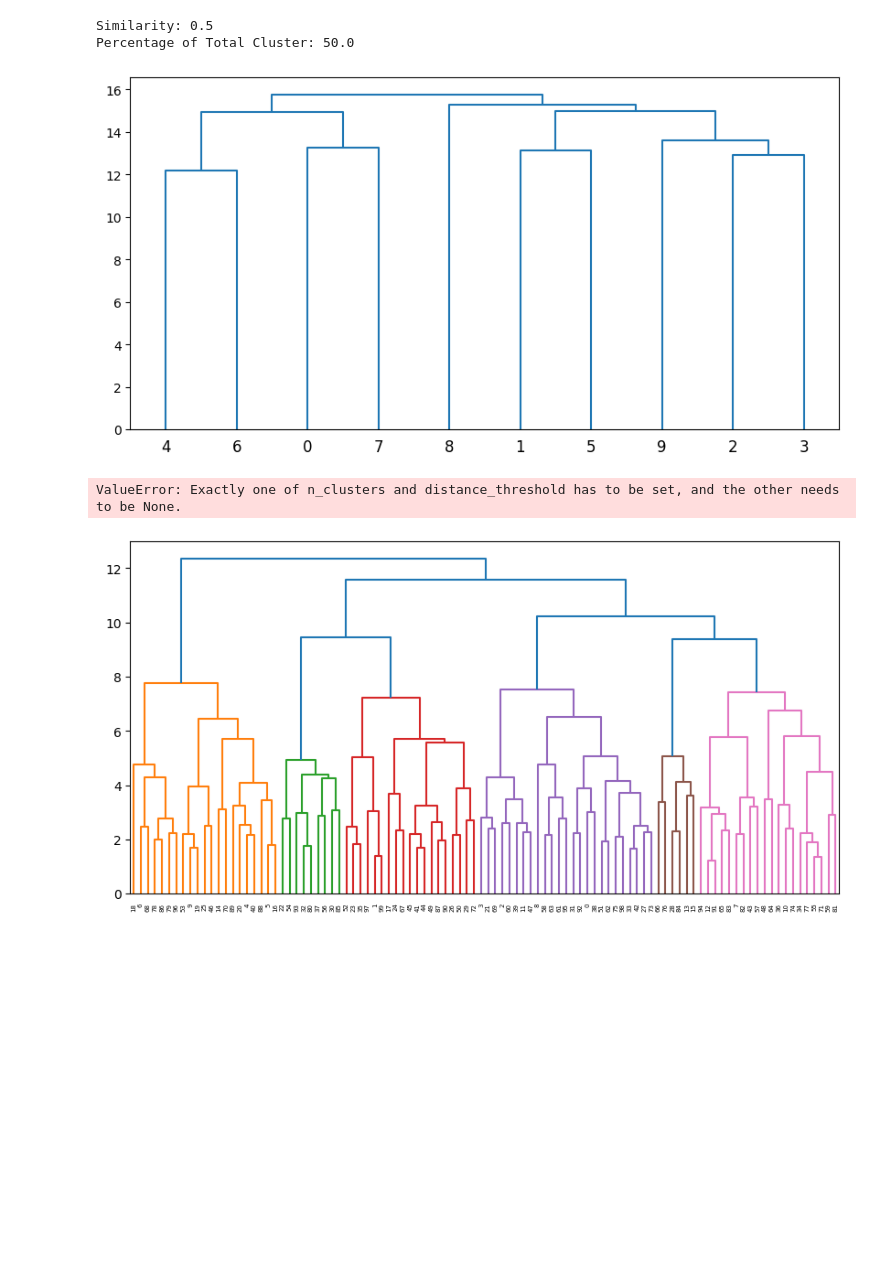
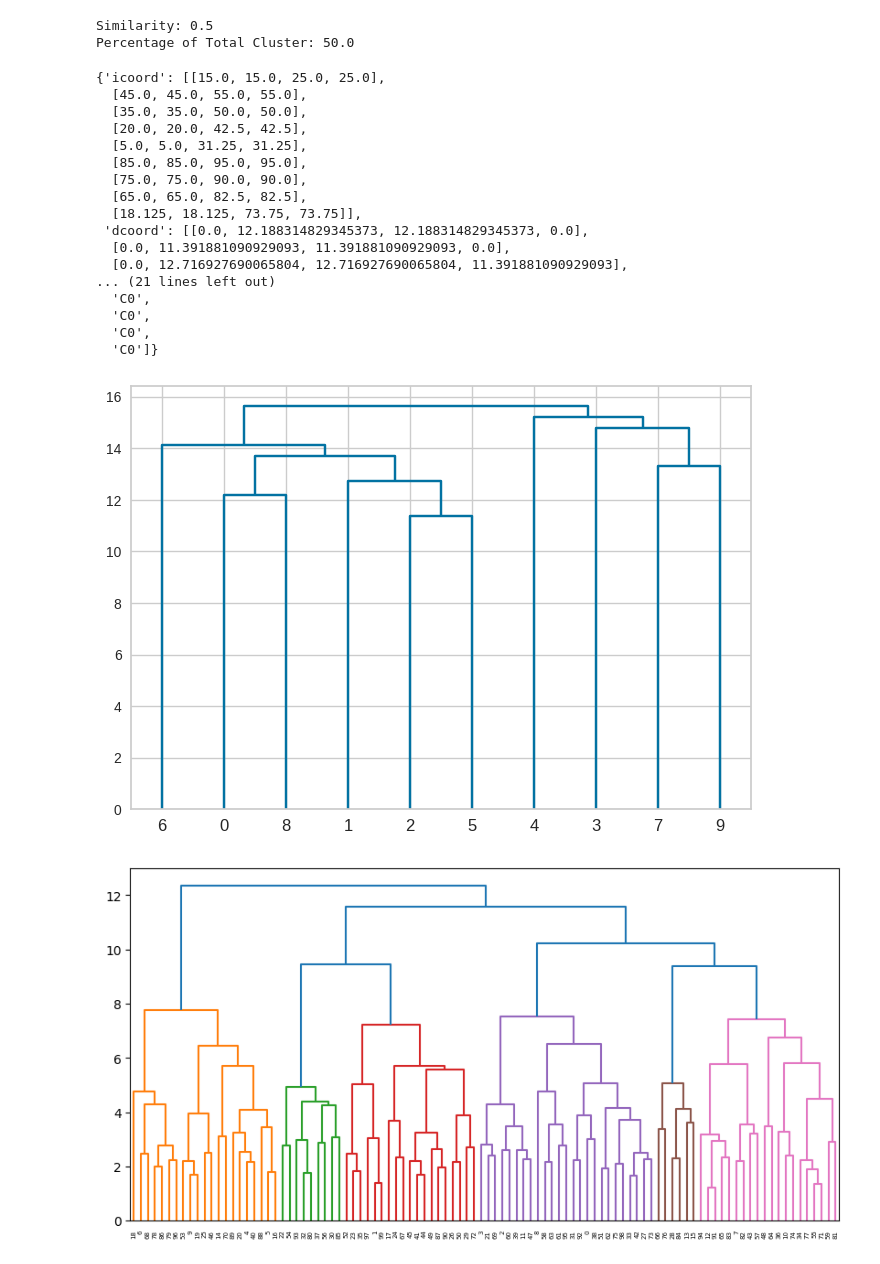
Before and after one commit to Pratikkumar201/Feynn-Lab-and-Services, a Jupyter notebook: McDonald_Market_Basket.ipynb, the cells around one changed output. Drawn from its saved outputs; the diff is of its cells as text; code cells hidden in the pictures; blank space fills up the shorter version.

```diff
--- a/McDonald_Market_Basket.ipynb
+++ b/McDonald_Market_Basket.ipynb
@@ -508,28 +569,37 @@ print("Percentage of Total Cluster:", percent_total_cluster)
 # %% [output]
 Similarity: 0.5
 Percentage of Total Cluster: 50.0
-# %%
-from sklearn.cluster import AgglomerativeClustering
-from scipy.spatial.distance import pdist
-from scipy.cluster.hierarchy import linkage, dendrogram
-
-# Calculate the distance matrix
-D = pdist(MD_x.T)
-
-# Perform hierarchical clustering using Ward's linkage criterion
-Z = linkage(D, method='ward')
-
-# Create a dendrogram of the clustering results
-fig, ax = plt.subplots(figsize=(10, 5))
-dn = dendrogram(Z, ax=ax)
-plt.show()
-
-# Perform hierarchical clustering using AgglomerativeClustering
-hc = AgglomerativeClustering(n_clusters=None, linkage='ward')
-MD_vclust = hc.fit_predict(MD_x)
-# %% [output]
-[figure, removed]
-ValueError: Exactly one of n_clusters and distance_threshold has to be set, and the other needs to be None.
+# %%
+import numpy as np
+from scipy.cluster.hierarchy import linkage, dendrogram
+
+# Transpose the data matrix
+MD_x_transposed = np.transpose(MD_x)
+
+# Compute the pairwise distances
+distances = linkage(MD_x_transposed, method='ward' , metric='euclidean')
+
+# Generate the hierarchical clustering dendrogram
+dendrogram(distances)
+# %% [output]
+{'icoord': [[15.0, 15.0, 25.0, 25.0],
+  [45.0, 45.0, 55.0, 55.0],
+  [35.0, 35.0, 50.0, 50.0],
+  [20.0, 20.0, 42.5, 42.5],
+  [5.0, 5.0, 31.25, 31.25],
+  [85.0, 85.0, 95.0, 95.0],
+  [75.0, 75.0, 90.0, 90.0],
+  [65.0, 65.0, 82.5, 82.5],
+  [18.125, 18.125, 73.75, 73.75]],
+ 'dcoord': [[0.0, 12.188314829345373, 12.188314829345373, 0.0],
+  [0.0, 11.391881090929093, 11.391881090929093, 0.0],
+  [0.0, 12.716927690065804, 12.716927690065804, 11.391881090929093],
+... (21 lines left out)
+  'C0',
+  'C0',
+  'C0',
+  'C0']}
+[figure, added]
 # %%
 import numpy as np
 import pandas as pd
```
Also changed, not shown: parts of 22 cells of this notebook.
